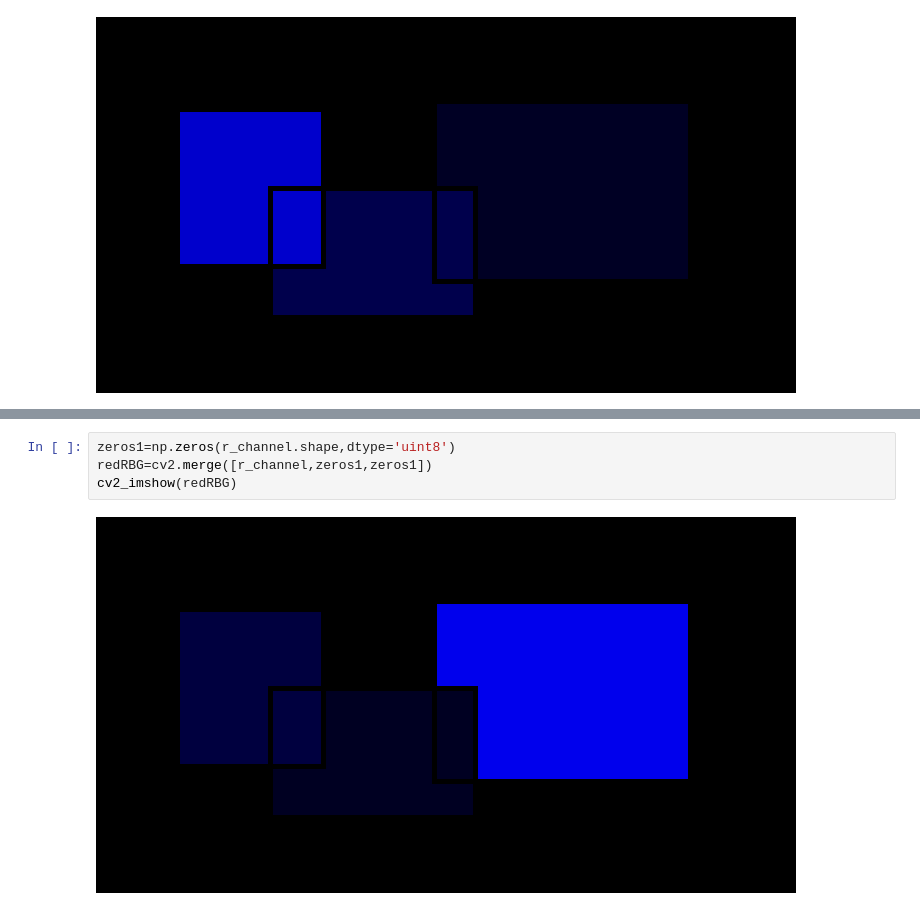
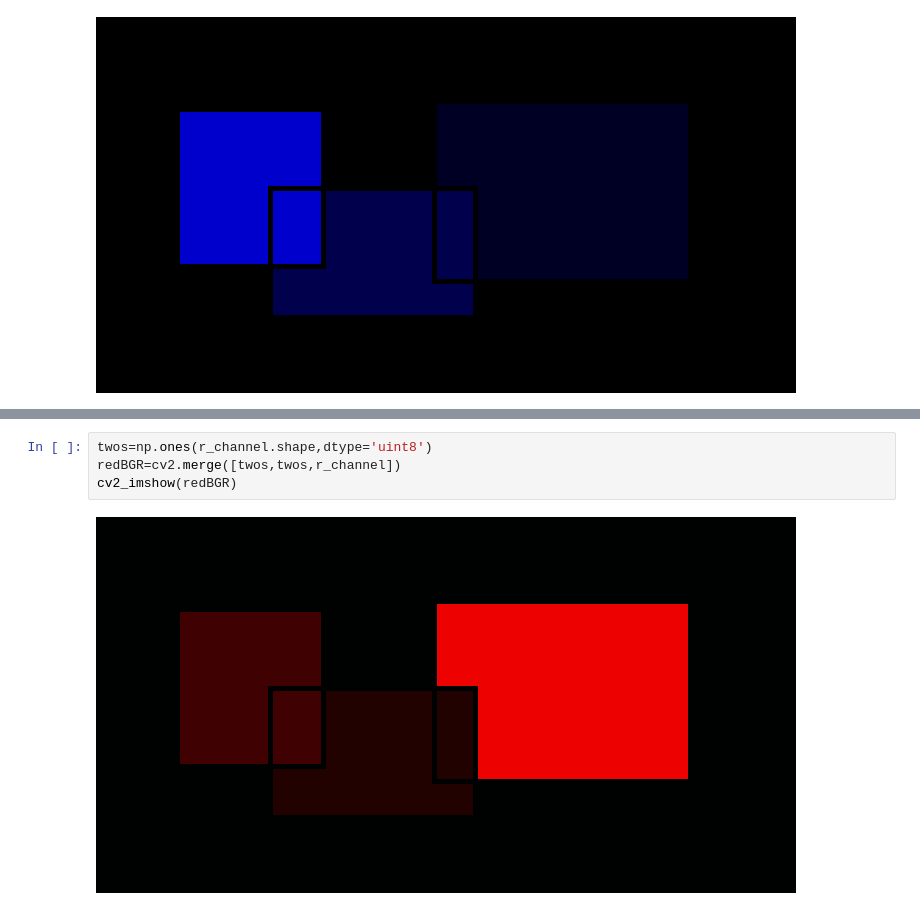
Before and after one commit to szeshiang/Advanced-Computer-Vision, a Jupyter notebook: 062224_OpenCV_Exercise.ipynb, the cells around one changed output, grey strips where cells are left out. Cells and saved outputs as stored; diff of their text form.

```diff
--- a/062224_OpenCV_Exercise.ipynb
+++ b/062224_OpenCV_Exercise.ipynb
@@ -210,6 +216,6 @@ cv2_imshow(blueBGR)
 # %%
-zeros1=np.zeros(r_channel.shape,dtype='uint8')
-redRBG=cv2.merge([r_channel,zeros1,zeros1])
-cv2_imshow(redRBG)
+twos=np.ones(r_channel.shape,dtype='uint8')
+redBGR=cv2.merge([twos,twos,r_channel])
+cv2_imshow(redBGR)
 # %% [output]
-[figure, old version]
+[figure, new version]
```
Also changed, not shown: parts of 2 cells of this notebook.
